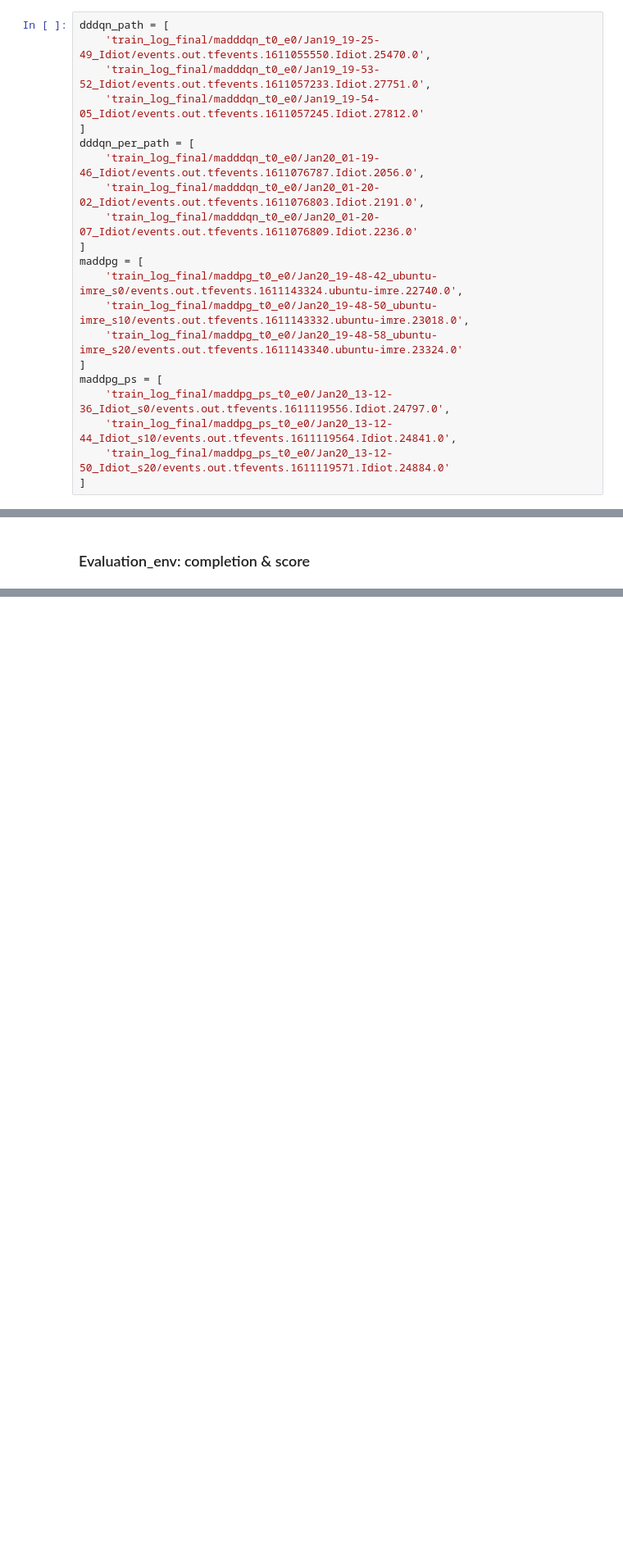
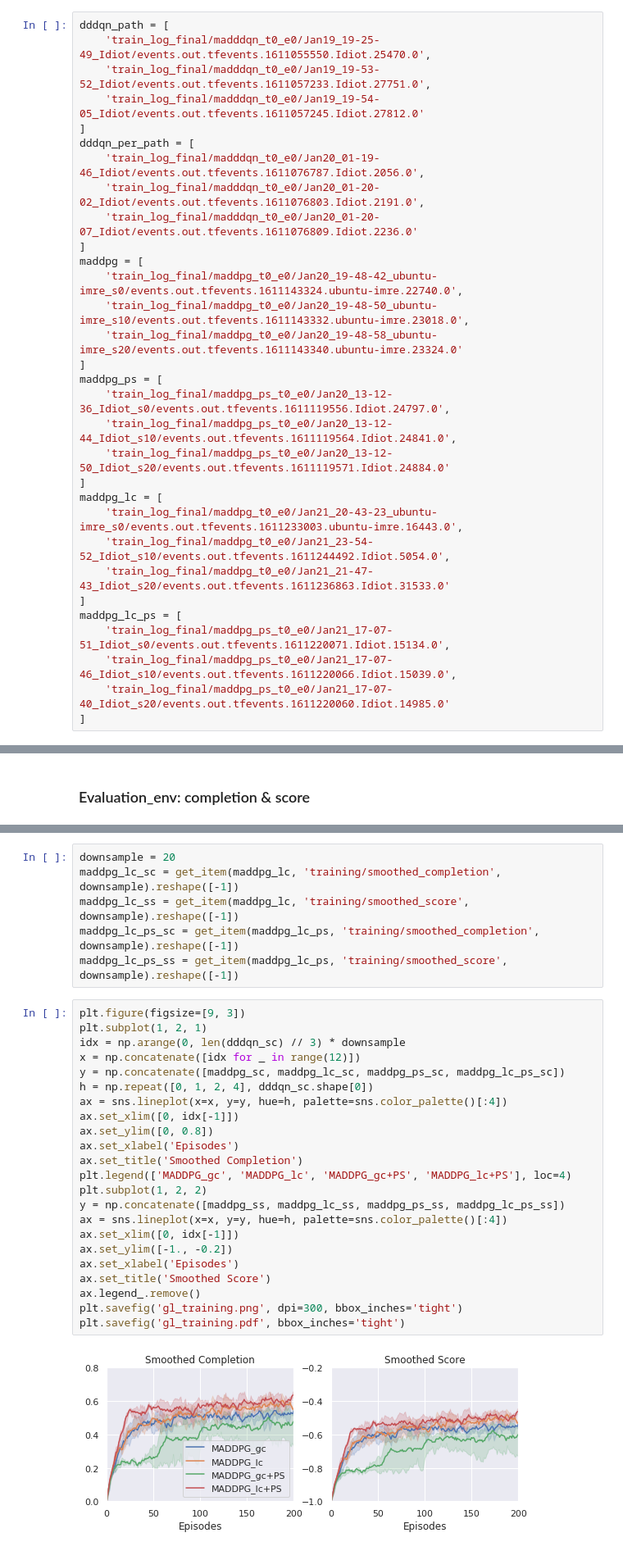
Before and after one commit to SigmaBM/neurips2020-flatland-starter-kit, a Jupyter notebook: plot.ipynb, the cells around one changed output, grey strips where cells are left out. Shown at 82% size. Drawn from its saved outputs; the diff is of its cells as text; blank space fills up the shorter version.

```diff
--- a/plot.ipynb
+++ b/plot.ipynb
@@ -26,6 +26,16 @@ maddpg_ps = [
     'train_log_final/maddpg_ps_t0_e0/Jan20_13-12-44_Idiot_s10/events.out.tfevents.1611119564.Idiot.24841.0',
     'train_log_final/maddpg_ps_t0_e0/Jan20_13-12-50_Idiot_s20/events.out.tfevents.1611119571.Idiot.24884.0'
 ]
+maddpg_lc = [
+    'train_log_final/maddpg_t0_e0/Jan21_20-43-23_ubuntu-imre_s0/events.out.tfevents.1611233003.ubuntu-imre.16443.0',
+    'train_log_final/maddpg_t0_e0/Jan21_23-54-52_Idiot_s10/events.out.tfevents.1611244492.Idiot.5054.0',
+    'train_log_final/maddpg_t0_e0/Jan21_21-47-43_Idiot_s20/events.out.tfevents.1611236863.Idiot.31533.0'
+]
+maddpg_lc_ps = [
+    'train_log_final/maddpg_ps_t0_e0/Jan21_17-07-51_Idiot_s0/events.out.tfevents.1611220071.Idiot.15134.0',
+    'train_log_final/maddpg_ps_t0_e0/Jan21_17-07-46_Idiot_s10/events.out.tfevents.1611220066.Idiot.15039.0',
+    'train_log_final/maddpg_ps_t0_e0/Jan21_17-07-40_Idiot_s20/events.out.tfevents.1611220060.Idiot.14985.0'
+]
 # %%
 def get_item(paths, key, downsample=1):
     rew = [[] for _ in range(len(paths))]
@@ -114,0 +131,31 @@ plt.savefig('evaluation.pdf', bbox_inches='tight')
+# %%
+downsample = 20
+maddpg_lc_sc = get_item(maddpg_lc, 'training/smoothed_completion', downsample).reshape([-1])
+maddpg_lc_ss = get_item(maddpg_lc, 'training/smoothed_score', downsample).reshape([-1])
+maddpg_lc_ps_sc = get_item(maddpg_lc_ps, 'training/smoothed_completion', downsample).reshape([-1])
+maddpg_lc_ps_ss = get_item(maddpg_lc_ps, 'training/smoothed_score', downsample).reshape([-1])
+# %%
+plt.figure(figsize=[9, 3])
+plt.subplot(1, 2, 1)
+idx = np.arange(0, len(dddqn_sc) // 3) * downsample
+x = np.concatenate([idx for _ in range(12)])
+y = np.concatenate([maddpg_sc, maddpg_lc_sc, maddpg_ps_sc, maddpg_lc_ps_sc])
+h = np.repeat([0, 1, 2, 4], dddqn_sc.shape[0])
+ax = sns.lineplot(x=x, y=y, hue=h, palette=sns.color_palette()[:4])
+ax.set_xlim([0, idx[-1]])
+ax.set_ylim([0, 0.8])
+ax.set_xlabel('Episodes')
+ax.set_title('Smoothed Completion')
+plt.legend(['MADDPG_gc', 'MADDPG_lc', 'MADDPG_gc+PS', 'MADDPG_lc+PS'], loc=4)
+plt.subplot(1, 2, 2)
+y = np.concatenate([maddpg_ss, maddpg_lc_ss, maddpg_ps_ss, maddpg_lc_ps_ss])
+ax = sns.lineplot(x=x, y=y, hue=h, palette=sns.color_palette()[:4])
+ax.set_xlim([0, idx[-1]])
+ax.set_ylim([-1., -0.2])
+ax.set_xlabel('Episodes')
+ax.set_title('Smoothed Score')
+ax.legend_.remove()
+plt.savefig('gl_training.png', dpi=300, bbox_inches='tight')
+plt.savefig('gl_training.pdf', bbox_inches='tight')
+# %% [output]
+[figure, added]
```
Also changed, not shown: parts of 5 cells of this notebook, 9 other files.
